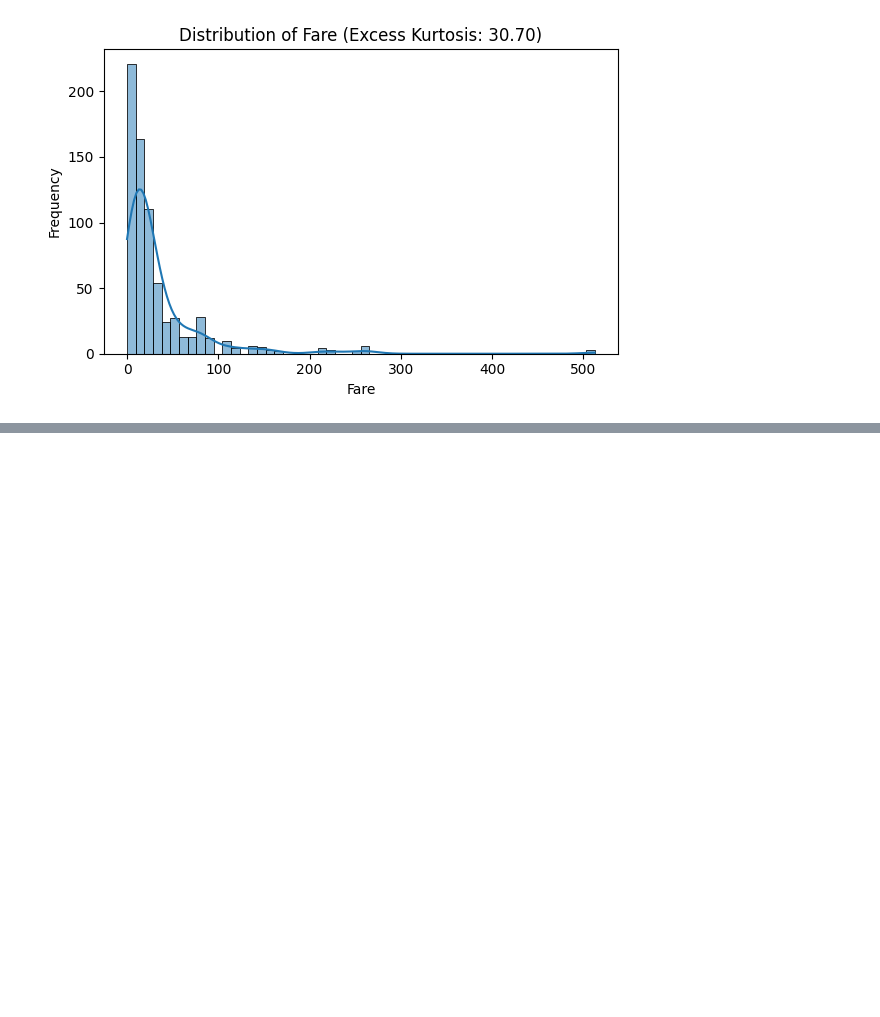
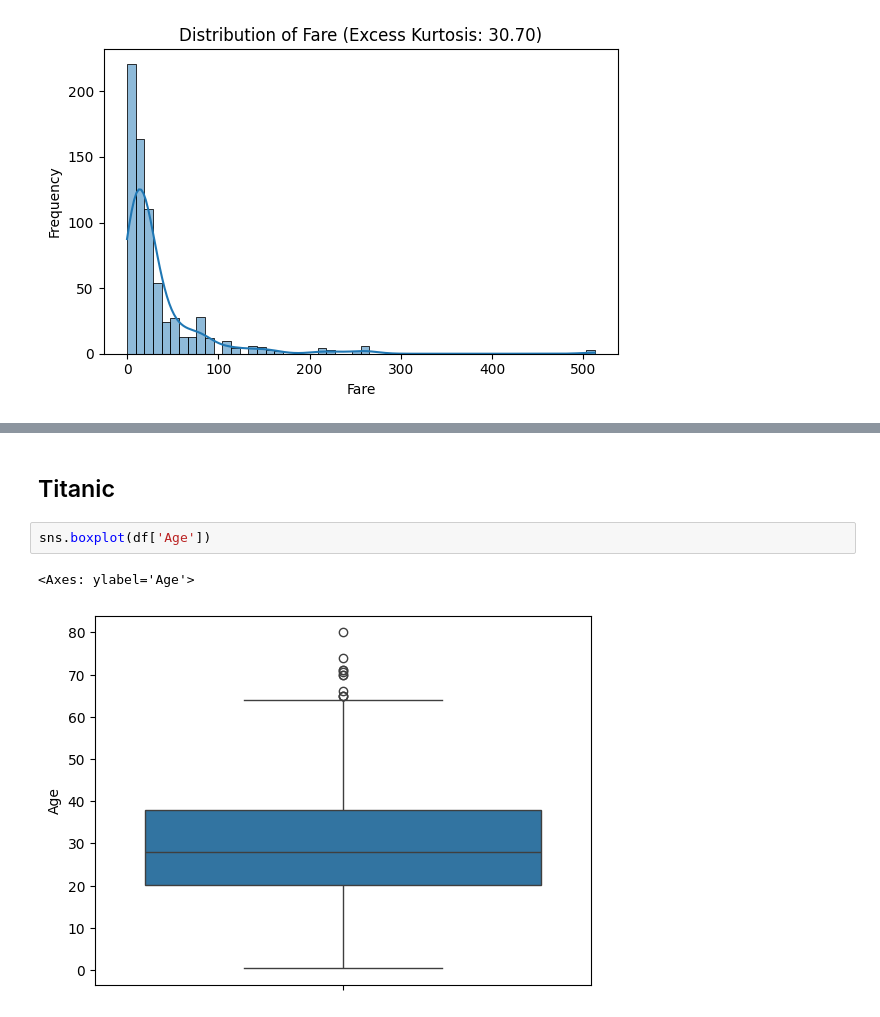
Before and after one commit to rahulyeldi/data-science-statistics-journey, a Jupyter notebook: notebooks/Descriptive_Statistics.ipynb, the cells around one changed output, grey strips where cells are left out. Cells and saved outputs as stored; diff of their text form; blank space fills up the shorter version.

```diff
--- a/notebooks/Descriptive_Statistics.ipynb
+++ b/notebooks/Descriptive_Statistics.ipynb
@@ -249,0 +290,7 @@ dtype: float64
+# %% [markdown]
+## Titanic
+# %%
+sns.boxplot(df['Age'])
+# %% [output]
+<Axes: ylabel='Age'>
+[figure, added]
```
Also changed, not shown: parts of 11 cells of this notebook.
